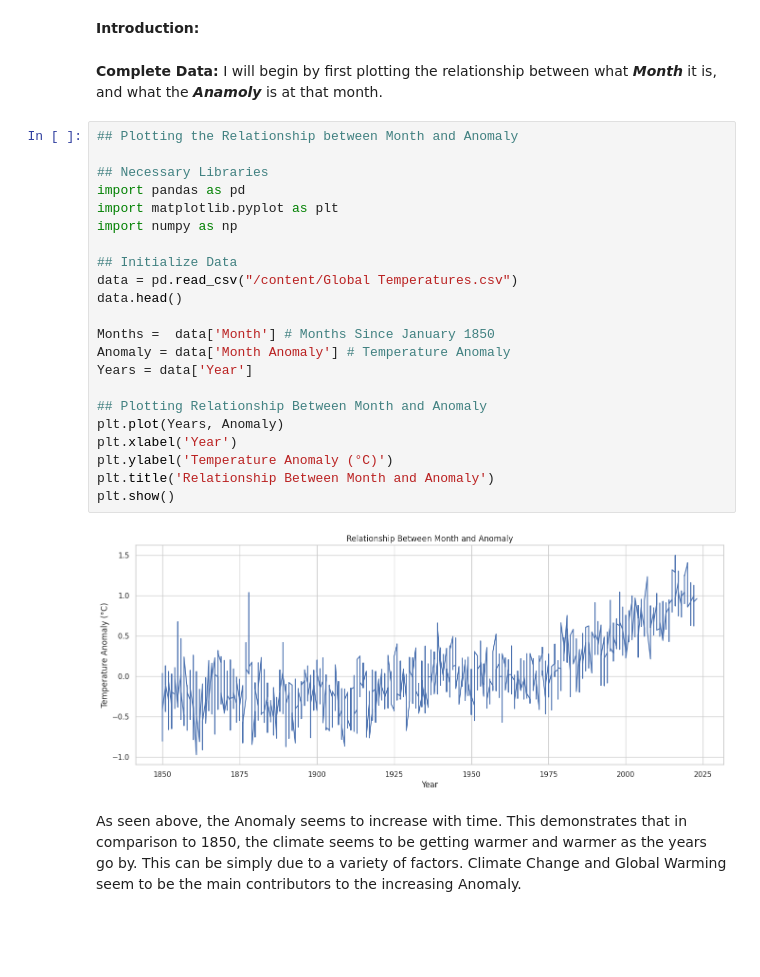
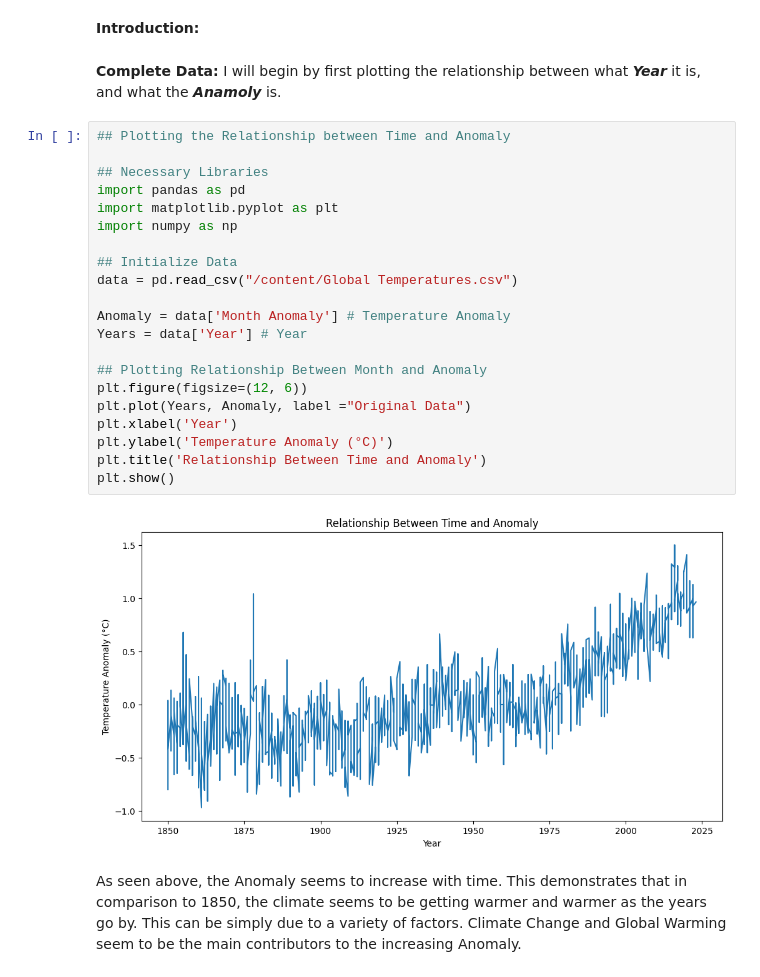
Before and after one commit to not-rudy/Applied-Computational-Methods, a Jupyter notebook: FinalProject.ipynb, the cells around one changed output. Saved outputs shown, nothing was run; the diff lists cells and outputs as text; blank space fills up the shorter version.

```diff
--- a/FinalProject.ipynb
+++ b/FinalProject.ipynb
@@ -9,31 +9,30 @@
 # %% [markdown]
 **Introduction:**
 # %% [markdown]
-**Complete Data:** I will begin by first plotting the relationship between what ***Month*** it is, and what the ***Anamoly*** is at that month.
+**Complete Data:** I will begin by first plotting the relationship between what ***Year*** it is, and what the ***Anamoly*** is.
 # %%
-## Plotting the Relationship between Month and Anomaly
+## Plotting the Relationship between Time and Anomaly
 
 ## Necessary Libraries
 import pandas as pd
 import matplotlib.pyplot as plt
 import numpy as np
 
 ## Initialize Data
 data = pd.read_csv("/content/Global Temperatures.csv")
-data.head()
 
-Months =  data['Month'] # Months Since January 1850
 Anomaly = data['Month Anomaly'] # Temperature Anomaly
-Years = data['Year']
+Years = data['Year'] # Year
 
 ## Plotting Relationship Between Month and Anomaly
-plt.plot(Years, Anomaly)
+plt.figure(figsize=(12, 6))
+plt.plot(Years, Anomaly, label ="Original Data")
 plt.xlabel('Year')
 plt.ylabel('Temperature Anomaly (°C)')
-plt.title('Relationship Between Month and Anomaly')
+plt.title('Relationship Between Time and Anomaly')
 plt.show()
 # %% [output]
-[figure, old version]
+[figure, new version]
 # %% [markdown]
 As seen above, the Anomaly seems to increase with time. This demonstrates that in comparison to 1850, the climate seems to be getting warmer and warmer as the years go by. This can be simply due to a variety of factors. Climate Change and Global Warming seem to be the main contributors to the increasing Anomaly.
 # %% [markdown]
```
Also changed, not shown: parts of 4 cells of this notebook.
